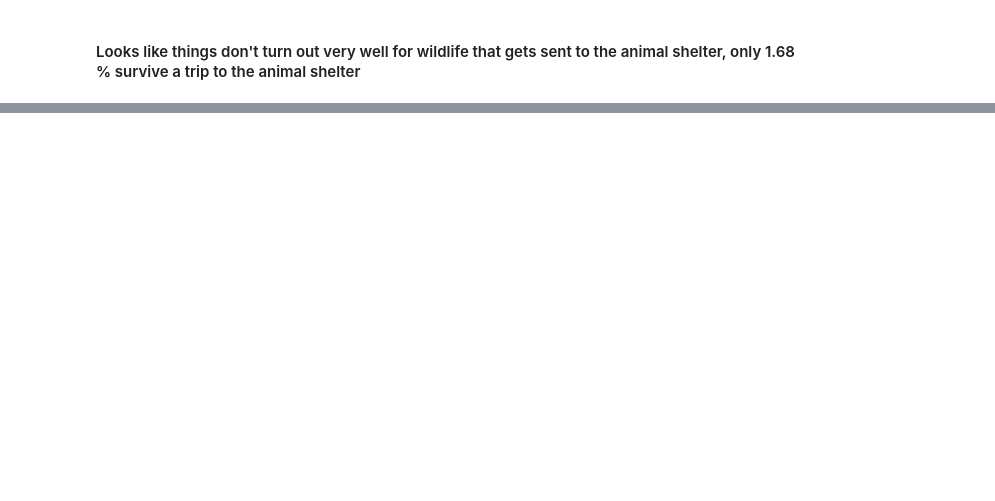
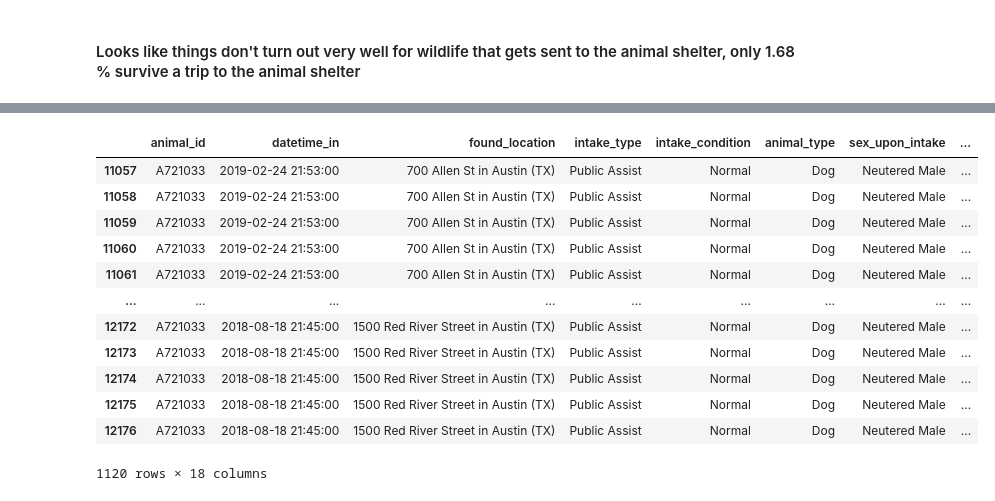
Before and after one commit to Adam-Harris87/animal-shelter-project, a Jupyter notebook: austin_animal_shelter_explore.ipynb, the cells around one changed output, grey strips where cells are left out. Cells and saved outputs as stored; diff of their text form; code cells hidden in the pictures; blank space fills up the shorter version.

```diff
--- a/austin_animal_shelter_explore.ipynb
+++ b/austin_animal_shelter_explore.ipynb
@@ -111,0 +386,18 @@ plt.show()
+# %%
+lil_bit = animals[animals.animal_id == 'A721033']
+# %%
+lil_bit
+# %% [output]
+|  | animal_id | datetime_in | found_location | intake_type | intake_condition | animal_type | sex_upon_intake | ... |
+| 11057 | A721033 | 2019-02-24 21:53:00 | 700 Allen St in Austin (TX) | Public Assist | Normal | Dog | Neutered Male | ... |
+| 11058 | A721033 | 2019-02-24 21:53:00 | 700 Allen St in Austin (TX) | Public Assist | Normal | Dog | Neutered Male | ... |
+| 11059 | A721033 | 2019-02-24 21:53:00 | 700 Allen St in Austin (TX) | Public Assist | Normal | Dog | Neutered Male | ... |
+| 11060 | A721033 | 2019-02-24 21:53:00 | 700 Allen St in Austin (TX) | Public Assist | Normal | Dog | Neutered Male | ... |
+| 11061 | A721033 | 2019-02-24 21:53:00 | 700 Allen St in Austin (TX) | Public Assist | Normal | Dog | Neutered Male | ... |
+| ... | ... | ... | ... | ... | ... | ... | ... | ... |
+| 12172 | A721033 | 2018-08-18 21:45:00 | 1500 Red River Street in Austin (TX) | Public Assist | Normal | Dog | Neutered Male | ... |
+| 12173 | A721033 | 2018-08-18 21:45:00 | 1500 Red River Street in Austin (TX) | Public Assist | Normal | Dog | Neutered Male | ... |
+| 12174 | A721033 | 2018-08-18 21:45:00 | 1500 Red River Street in Austin (TX) | Public Assist | Normal | Dog | Neutered Male | ... |
+| 12175 | A721033 | 2018-08-18 21:45:00 | 1500 Red River Street in Austin (TX) | Public Assist | Normal | Dog | Neutered Male | ... |
+| 12176 | A721033 | 2018-08-18 21:45:00 | 1500 Red River Street in Austin (TX) | Public Assist | Normal | Dog | Neutered Male | ... |
+1120 rows × 18 columns
```
Also changed, not shown: parts of 33 cells of this notebook, 3 other files.
